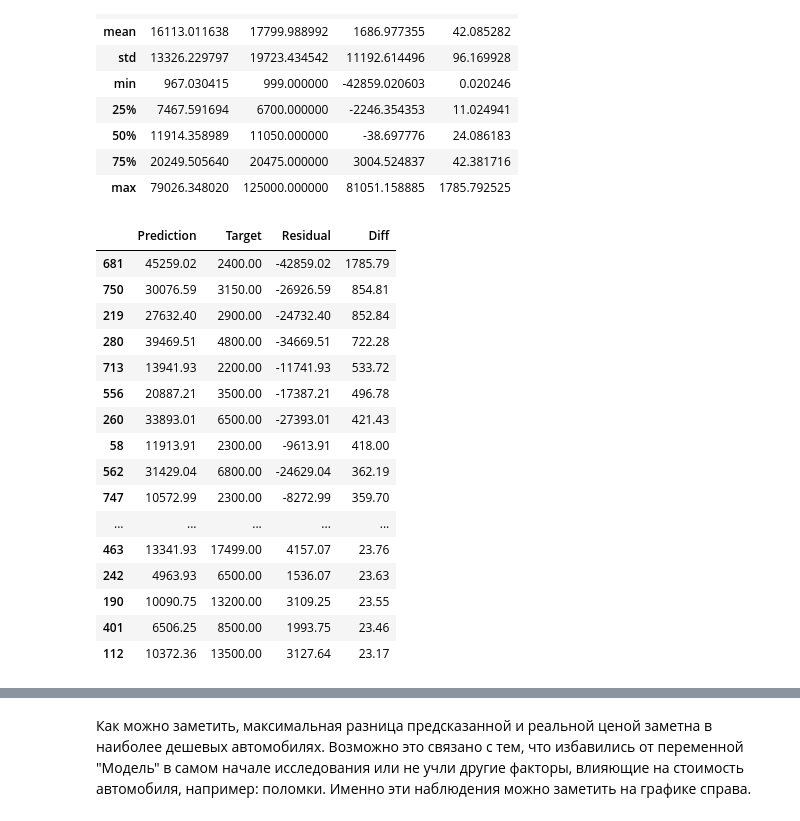
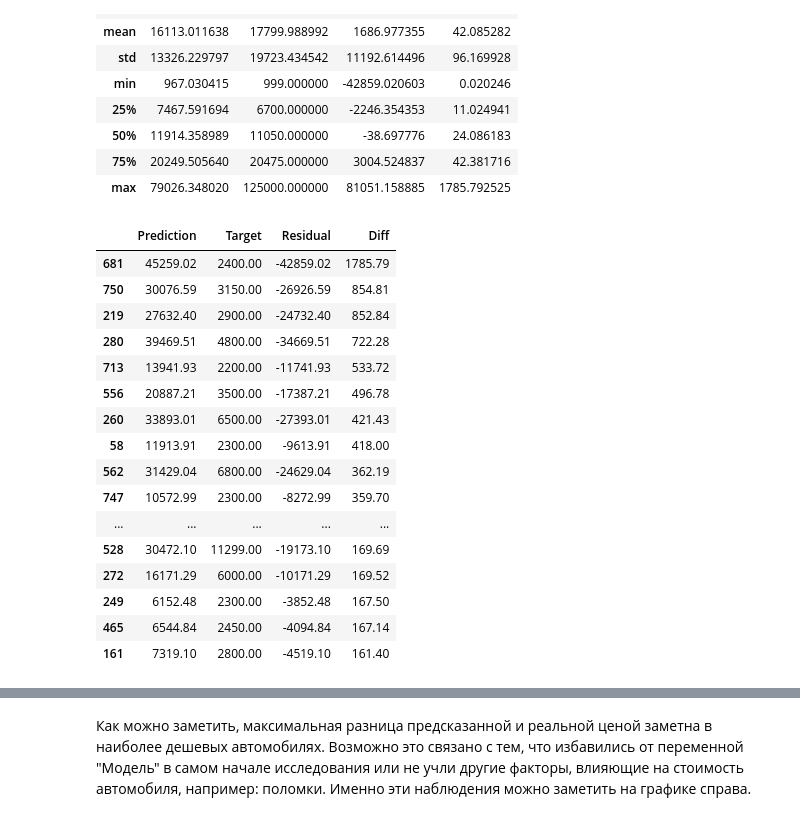
Before and after one commit to arl9kin/Python_data, a Jupyter notebook: ML/linear/Practice.ipynb, the cells around one changed output, grey strips where cells are left out. Cells and saved outputs as stored; diff of their text form; code cells hidden in the pictures.

```diff
--- a/ML/linear/Practice.ipynb
+++ b/ML/linear/Practice.ipynb
@@ -564,22 +564,22 @@ df_pf.describe(include = 'all')
 # %%
 pd.options.display.max_rows = 775
 pd.set_option('display.float_format', lambda x:'%.2f' % x)
-df_pf.sort_values(by = ['Diff'], ascending=False)
+df_pf.sort_values(by = ['Diff'], ascending=False).head(30)
 # %% [output]
 |  | Prediction | Target | Residual | Diff |
 | 681 | 45259.02 | 2400.00 | -42859.02 | 1785.79 |
 | 750 | 30076.59 | 3150.00 | -26926.59 | 854.81 |
 | 219 | 27632.40 | 2900.00 | -24732.40 | 852.84 |
 | 280 | 39469.51 | 4800.00 | -34669.51 | 722.28 |
 | 713 | 13941.93 | 2200.00 | -11741.93 | 533.72 |
 | 556 | 20887.21 | 3500.00 | -17387.21 | 496.78 |
 | 260 | 33893.01 | 6500.00 | -27393.01 | 421.43 |
 | 58 | 11913.91 | 2300.00 | -9613.91 | 418.00 |
 | 562 | 31429.04 | 6800.00 | -24629.04 | 362.19 |
 | 747 | 10572.99 | 2300.00 | -8272.99 | 359.70 |
 | ... | ... | ... | ... | ... |
-| 463 | 13341.93 | 17499.00 | 4157.07 | 23.76 |
-| 242 | 4963.93 | 6500.00 | 1536.07 | 23.63 |
-| 190 | 10090.75 | 13200.00 | 3109.25 | 23.55 |
-| 401 | 6506.25 | 8500.00 | 1993.75 | 23.46 |
-| 112 | 10372.36 | 13500.00 | 3127.64 | 23.17 |
+| 528 | 30472.10 | 11299.00 | -19173.10 | 169.69 |
+| 272 | 16171.29 | 6000.00 | -10171.29 | 169.52 |
+| 249 | 6152.48 | 2300.00 | -3852.48 | 167.50 |
+| 465 | 6544.84 | 2450.00 | -4094.84 | 167.14 |
+| 161 | 7319.10 | 2800.00 | -4519.10 | 161.40 |
```
Also changed, not shown: parts of 2 cells of this notebook.
